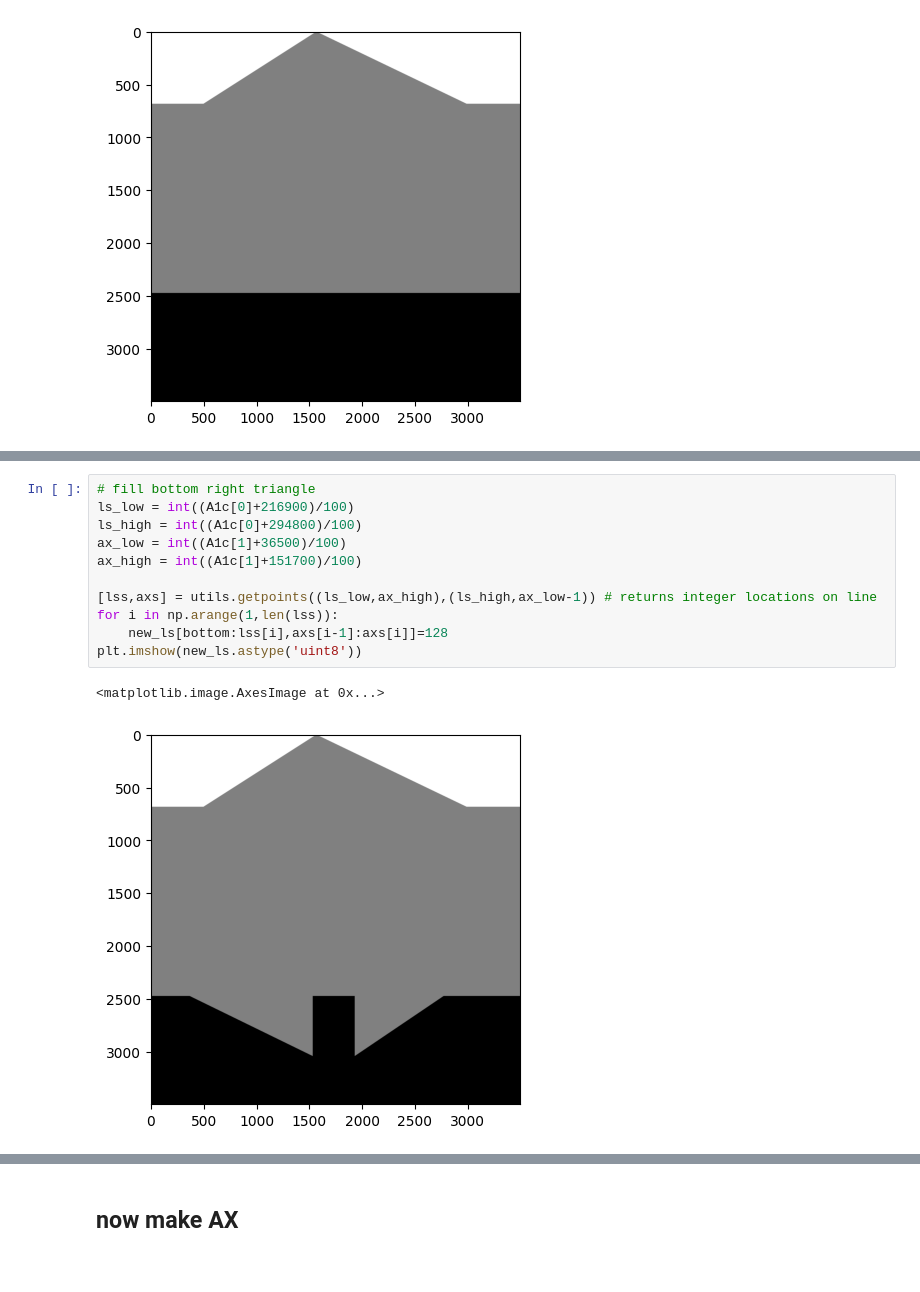
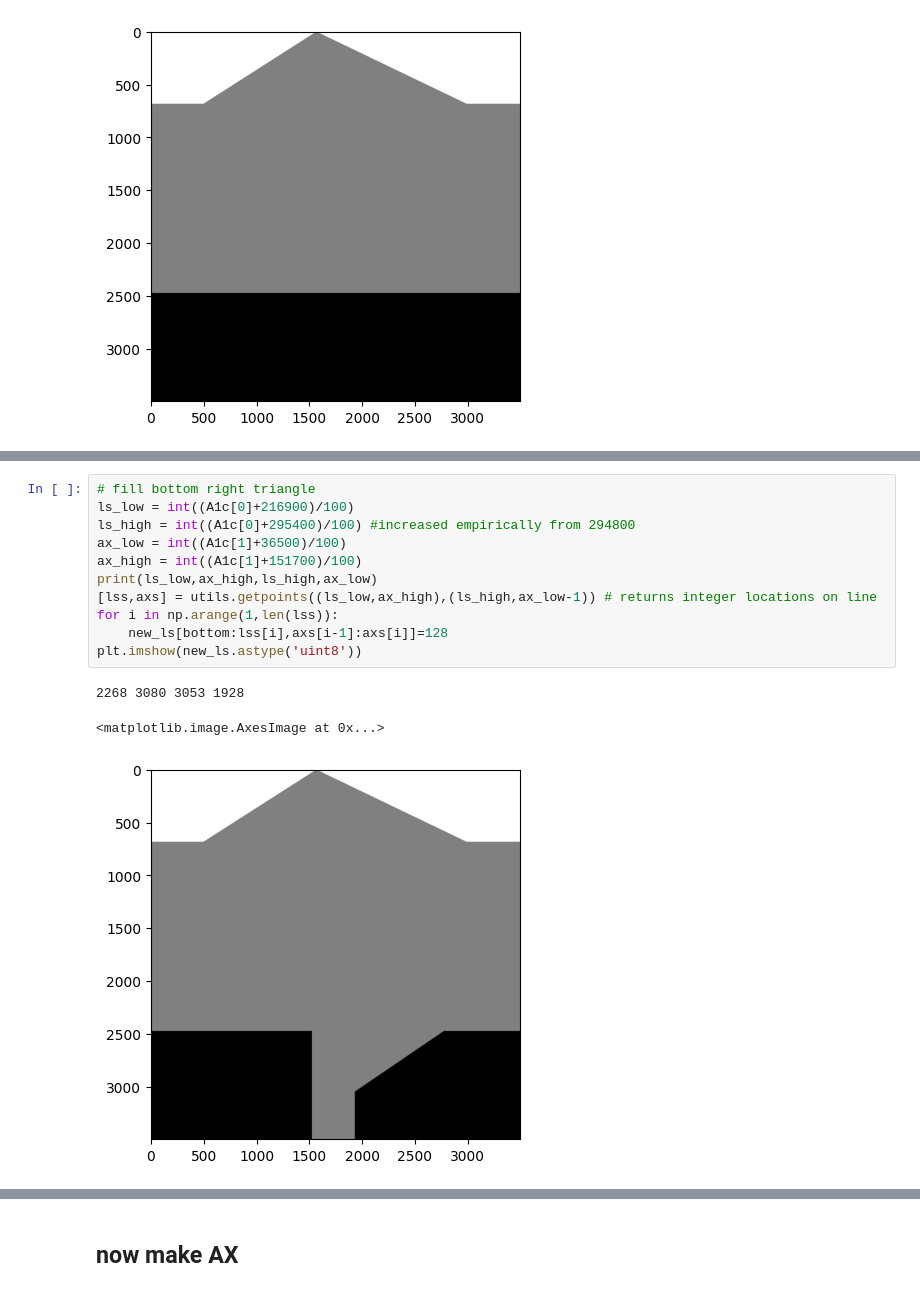
Before and after one commit to the-dennis-lab/labwide_rig, a Jupyter notebook: notebooks/generate_csv_tilepoints.ipynb, the cells around one changed output, grey strips where cells are left out. Saved outputs shown, nothing was run; the diff lists cells and outputs as text.

Commit message:
editing notebook to make more accurate maps based on empirical observations

```diff
--- a/notebooks/generate_csv_tilepoints.ipynb
+++ b/notebooks/generate_csv_tilepoints.ipynb
@@ -199,17 +199,18 @@ plt.imshow(new_ls.astype('uint8'))
 # %%
 # fill bottom right triangle
 ls_low = int((A1c[0]+216900)/100)
-ls_high = int((A1c[0]+294800)/100)
+ls_high = int((A1c[0]+295400)/100) #increased empirically from 294800
 ax_low = int((A1c[1]+36500)/100)
 ax_high = int((A1c[1]+151700)/100)
-
+print(ls_low,ax_high,ls_high,ax_low)
 [lss,axs] = utils.getpoints((ls_low,ax_high),(ls_high,ax_low-1)) # returns integer locations on line
 for i in np.arange(1,len(lss)):
     new_ls[bottom:lss[i],axs[i-1]:axs[i]]=128
 plt.imshow(new_ls.astype('uint8'))
 # %% [output]
-<matplotlib.image.AxesImage at 0x...>
+2268 3080 3053 1928
+<matplotlib.image.AxesImage at 0x...>
-[figure, old version]
+[figure, new version]
 # %%
 # fill between triangles
 ax_low = int((A1c[1]-4100)/100)
```
Also changed, not shown: parts of 11 cells of this notebook.
